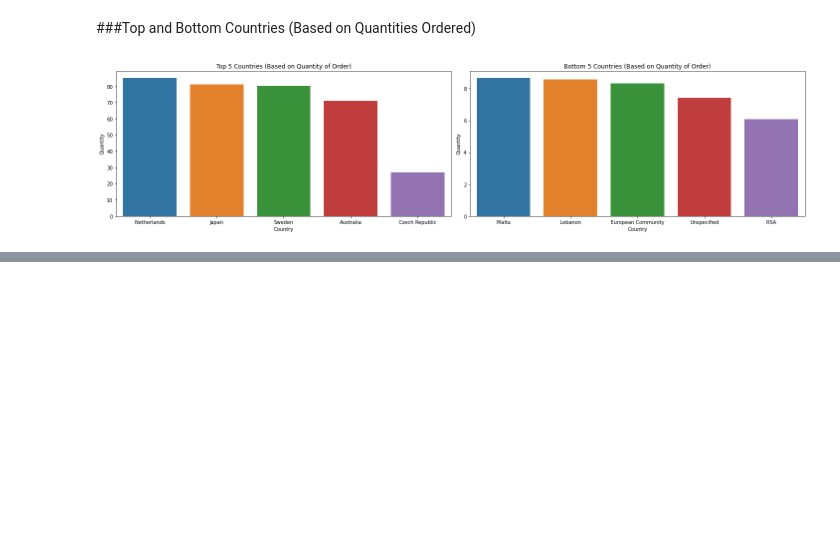
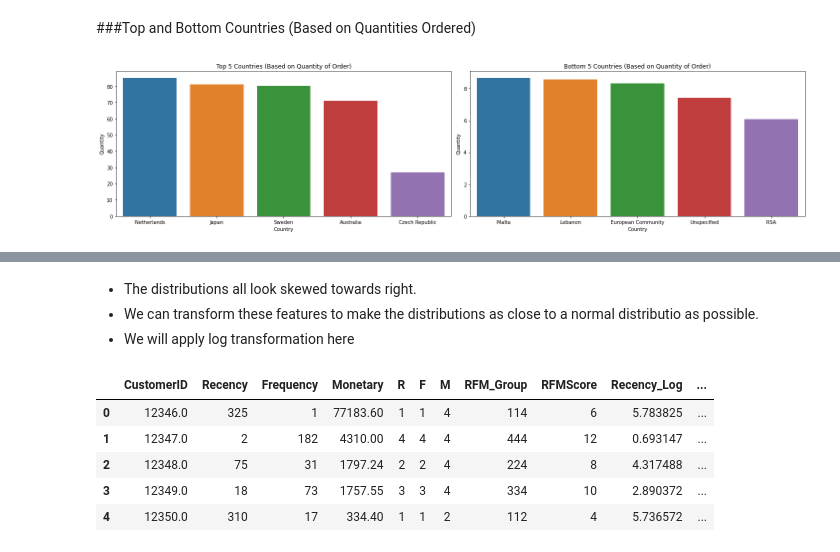
Before and after one commit to shadabsgit/ML-Clustering-Capstone-Project, a Jupyter notebook: Online_Retail_Customer_Segmentation_Capstone_Project.ipynb, the cells around one changed output, grey strips where cells are left out. Drawn from its saved outputs; the diff is of its cells as text; code cells hidden in the pictures; blank space fills up the shorter version.

```diff
--- a/Online_Retail_Customer_Segmentation_Capstone_Project.ipynb
+++ b/Online_Retail_Customer_Segmentation_Capstone_Project.ipynb
@@ -485,0 +603,22 @@ plt.tight_layout()
+# %% [markdown]
+* The distributions all look skewed towards right.
+* We can transform these features to make the distributions as close to a normal distributio as possible.
+* We will apply log transformation here
+# %%
+#Replacing all the zero values to 1 to run the transformation without a hassle
+rfm_df.replace(0.0,1,inplace=True)
+
+#Applying Log transformation
+rfm_df['Recency_Log']   = rfm_df['Recency'].apply(np.log)
+rfm_df['Frequency_Log'] = rfm_df['Frequency'].apply(np.log)
+rfm_df['Monetary_Log']  = rfm_df['Monetary'].apply(np.log)
+
+#Viewing the RFM data
+rfm_df.reset_index().head()
+# %% [output]
+|  | CustomerID | Recency | Frequency | Monetary | R | F | M | RFM_Group | RFMScore | Recency_Log | ... |
+| 0 | 12346.0 | 325 | 1 | 77183.60 | 1 | 1 | 4 | 114 | 6 | 5.783825 | ... |
+| 1 | 12347.0 | 2 | 182 | 4310.00 | 4 | 4 | 4 | 444 | 12 | 0.693147 | ... |
+| 2 | 12348.0 | 75 | 31 | 1797.24 | 2 | 2 | 4 | 224 | 8 | 4.317488 | ... |
+| 3 | 12349.0 | 18 | 73 | 1757.55 | 3 | 3 | 4 | 334 | 10 | 2.890372 | ... |
+| 4 | 12350.0 | 310 | 17 | 334.40 | 1 | 1 | 2 | 112 | 4 | 5.736572 | ... |
```
Also changed, not shown: parts of 17 cells of this notebook.
